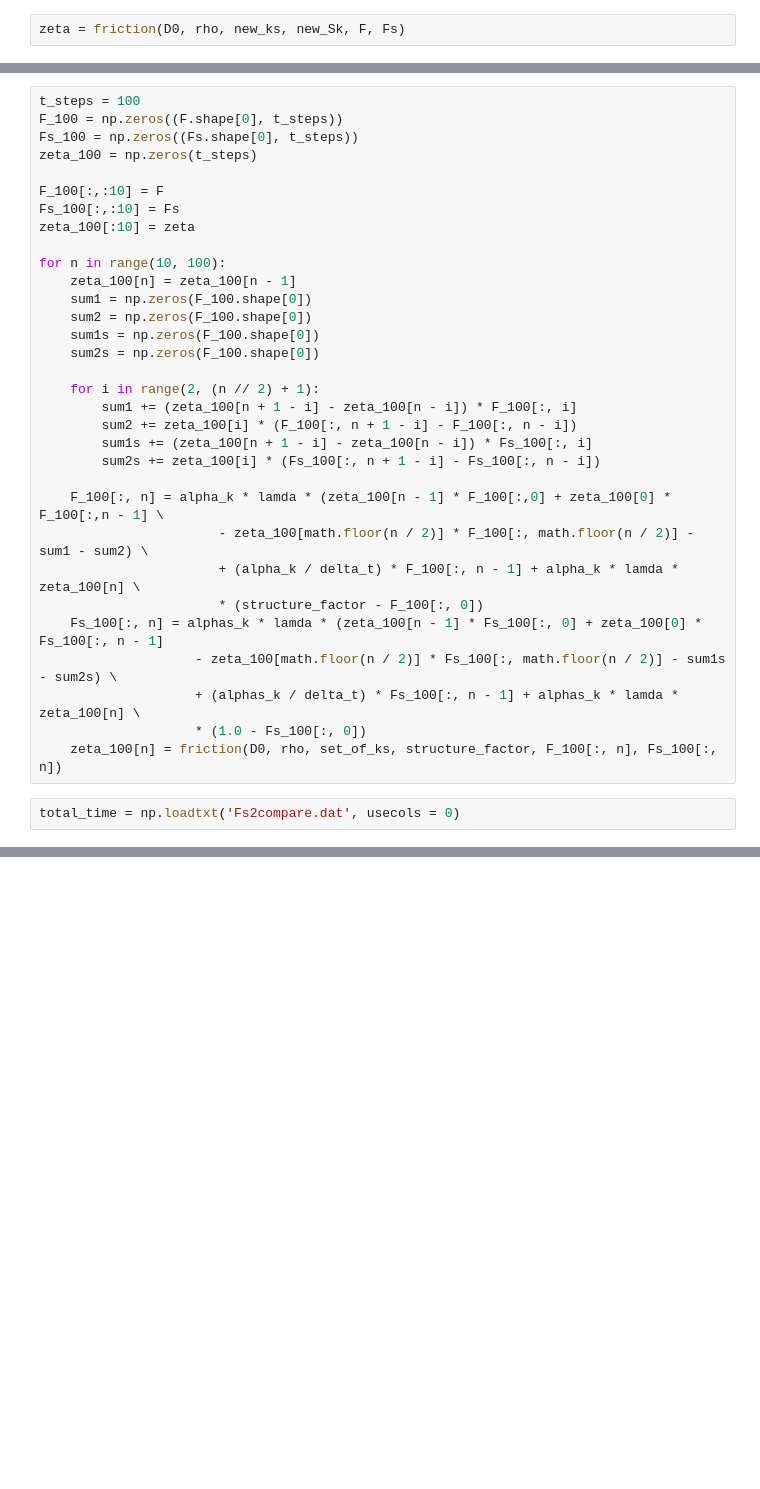
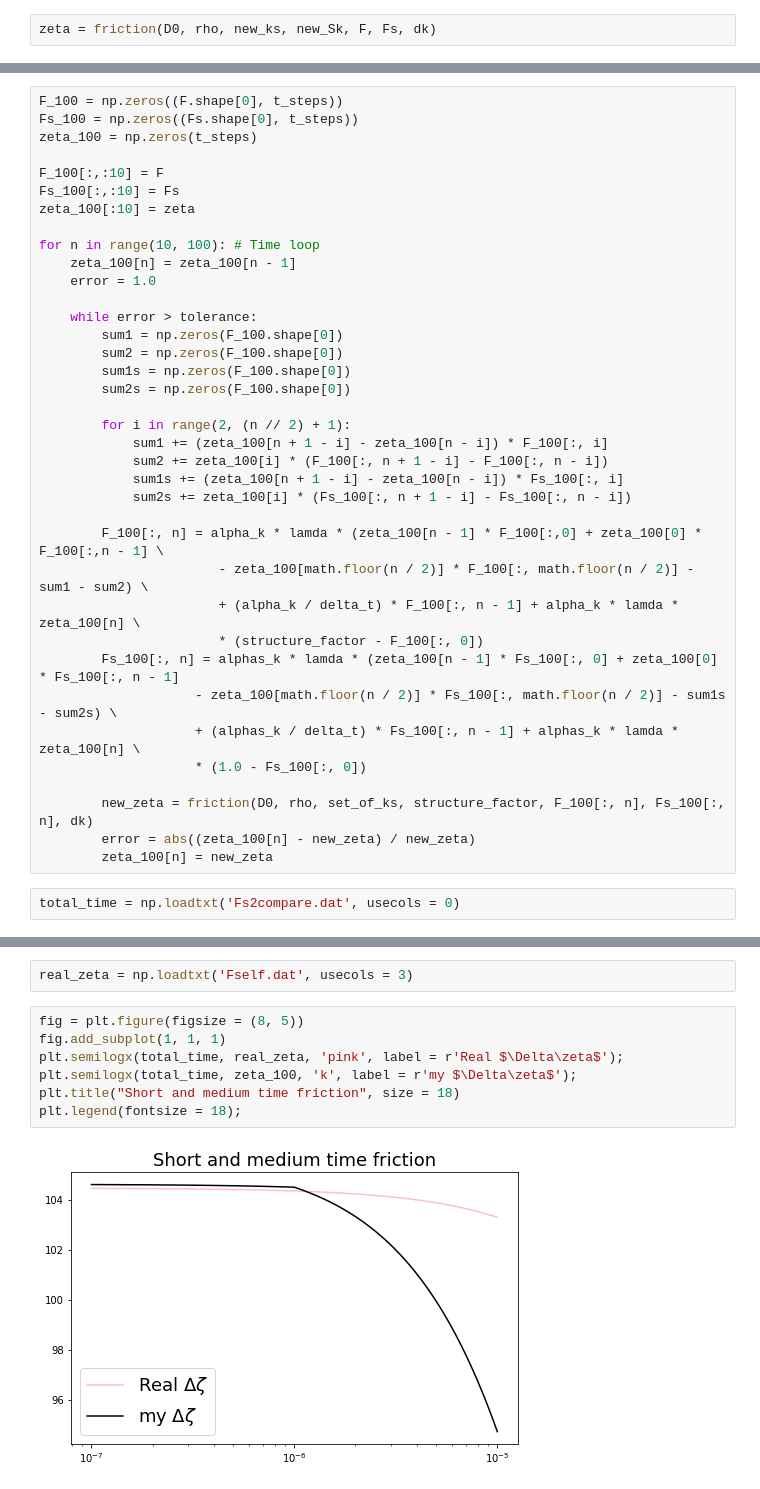
Before and after one commit to Pagutri/HardSphere, a Jupyter notebook: SCGLEMonocomponent.ipynb, the cells around one changed output, grey strips where cells are left out. Drawn from its saved outputs; the diff is of its cells as text; blank space fills up the shorter version.

Commit message:
Correct integral for calculating the friction in SCGLEMonocomponent

```diff
--- a/SCGLEMonocomponent.ipynb
+++ b/SCGLEMonocomponent.ipynb
@@ -109,5 +108,5 @@ plt.legend(fontsize = 18);
 # %%
 new_ks, new_Sk, F, Fs = short_scattering(eta, D0, set_of_ks, short_time)
 # %%
-zeta = friction(D0, rho, new_ks, new_Sk, F, Fs)
+zeta = friction(D0, rho, new_ks, new_Sk, F, Fs, dk)
 # %%
@@ -118,7 +115,6 @@ lamda = 1.0 / (1.0 + (set_of_ks / kc)**2)
 alpha_k = 1.0 / ((1.0 / delta_t) + (set_of_ks**2) * D0 * (1.0 / structure_factor) + lamda * zeta[0])
 alphas_k = 1.0 / ((1.0 / delta_t) + (set_of_ks**2) * D0 + lamda * zeta[0])
 # %%
-t_steps = 100
 F_100 = np.zeros((F.shape[0], t_steps))
 Fs_100 = np.zeros((Fs.shape[0], t_steps))
 zeta_100 = np.zeros(t_steps)
@@ -127,28 +123,34 @@ F_100[:,:10] = F
 Fs_100[:,:10] = Fs
 zeta_100[:10] = zeta
 
-for n in range(10, 100):
+for n in range(10, 100): # Time loop
     zeta_100[n] = zeta_100[n - 1]
-    sum1 = np.zeros(F_100.shape[0])
-    sum2 = np.zeros(F_100.shape[0])
-    sum1s = np.zeros(F_100.shape[0])
-    sum2s = np.zeros(F_100.shape[0])
+    error = 1.0
 
-    for i in range(2, (n // 2) + 1):
-        sum1 += (zeta_100[n + 1 - i] - zeta_100[n - i]) * F_100[:, i]
-        sum2 += zeta_100[i] * (F_100[:, n + 1 - i] - F_100[:, n - i])
-        sum1s += (zeta_100[n + 1 - i] - zeta_100[n - i]) * Fs_100[:, i]
-        sum2s += zeta_100[i] * (Fs_100[:, n + 1 - i] - Fs_100[:, n - i])
+    while error > tolerance:
+        sum1 = np.zeros(F_100.shape[0])
+        sum2 = np.zeros(F_100.shape[0])
+        sum1s = np.zeros(F_100.shape[0])
+        sum2s = np.zeros(F_100.shape[0])
 
-    F_100[:, n] = alpha_k * lamda * (zeta_100[n - 1] * F_100[:,0] + zeta_100[0] * F_100[:,n - 1] \
+        for i in range(2, (n // 2) + 1):
+            sum1 += (zeta_100[n + 1 - i] - zeta_100[n - i]) * F_100[:, i]
+            sum2 += zeta_100[i] * (F_100[:, n + 1 - i] - F_100[:, n - i])
+            sum1s += (zeta_100[n + 1 - i] - zeta_100[n - i]) * Fs_100[:, i]
+            sum2s += zeta_100[i] * (Fs_100[:, n + 1 - i] - Fs_100[:, n - i])
+
+        F_100[:, n] = alpha_k * lamda * (zeta_100[n - 1] * F_100[:,0] + zeta_100[0] * F_100[:,n - 1] \
                        - zeta_100[math.floor(n / 2)] * F_100[:, math.floor(n / 2)] - sum1 - sum2) \
                        + (alpha_k / delta_t) * F_100[:, n - 1] + alpha_k * lamda * zeta_100[n] \
                        * (structure_factor - F_100[:, 0])
-    Fs_100[:, n] = alphas_k * lamda * (zeta_100[n - 1] * Fs_100[:, 0] + zeta_100[0] * Fs_100[:, n - 1]
+        Fs_100[:, n] = alphas_k * lamda * (zeta_100[n - 1] * Fs_100[:, 0] + zeta_100[0] * Fs_100[:, n - 1]
                     - zeta_100[math.floor(n / 2)] * Fs_100[:, math.floor(n / 2)] - sum1s - sum2s) \
                     + (alphas_k / delta_t) * Fs_100[:, n - 1] + alphas_k * lamda * zeta_100[n] \
                     * (1.0 - Fs_100[:, 0])
-    zeta_100[n] = friction(D0, rho, set_of_ks, structure_factor, F_100[:, n], Fs_100[:, n])
+
+        new_zeta = friction(D0, rho, set_of_ks, structure_factor, F_100[:, n], Fs_100[:, n], dk)
+        error = abs((zeta_100[n] - new_zeta) / new_zeta)
+        zeta_100[n] = new_zeta
 # %%
 total_time = np.loadtxt('Fs2compare.dat', usecols = 0)
 # %%
@@ -164,2 +165,13 @@ plt.savefig("FyFs_comparation.jpg")
 # %% [output]
 [figure]
+# %%
+real_zeta = np.loadtxt('Fself.dat', usecols = 3)
+# %%
+fig = plt.figure(figsize = (8, 5))
+fig.add_subplot(1, 1, 1)
+plt.semilogx(total_time, real_zeta, 'pink', label = r'Real $\Delta\zeta$');
+plt.semilogx(total_time, zeta_100, 'k', label = r'my $\Delta\zeta$');
+plt.title("Short and medium time friction", size = 18)
+plt.legend(fontsize = 18);
+# %% [output]
+[figure, added]
```
Also changed, not shown: parts of 6 cells of this notebook, 1 other file.
